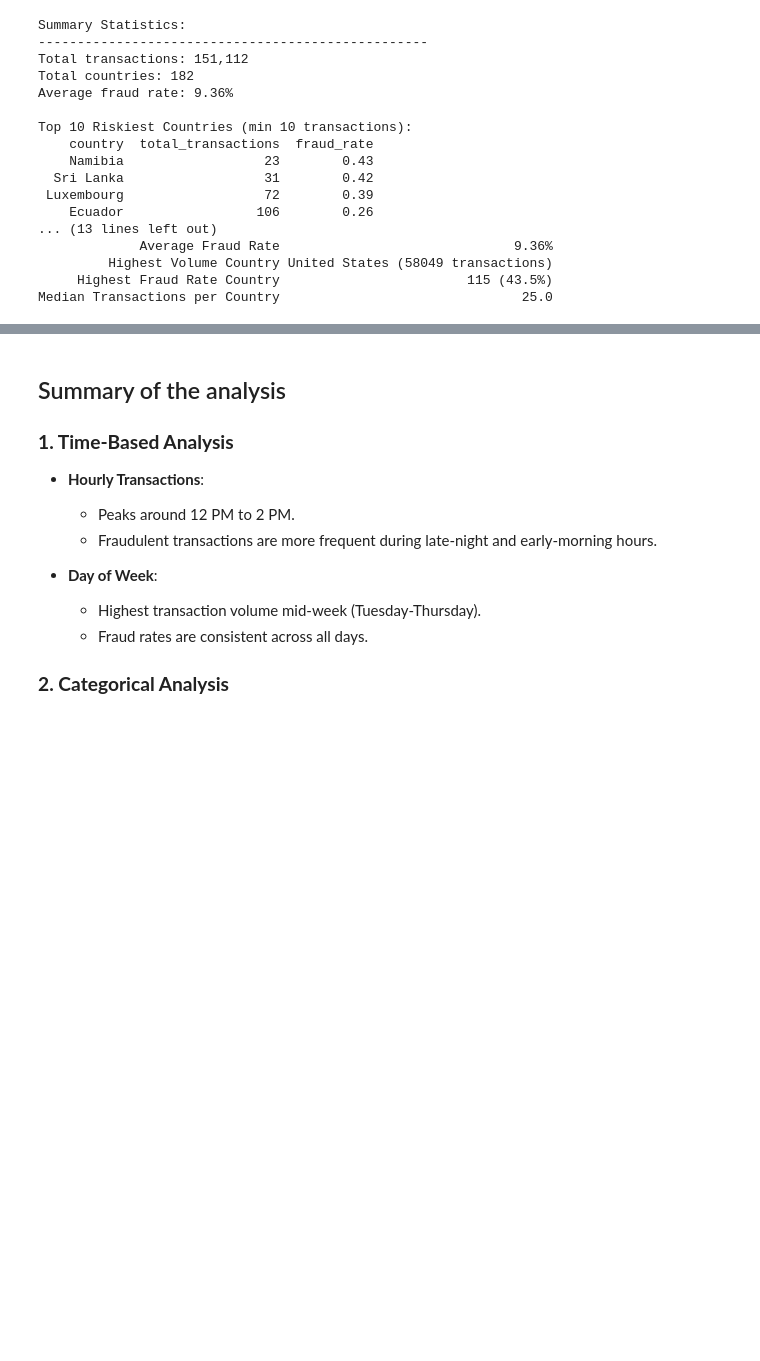
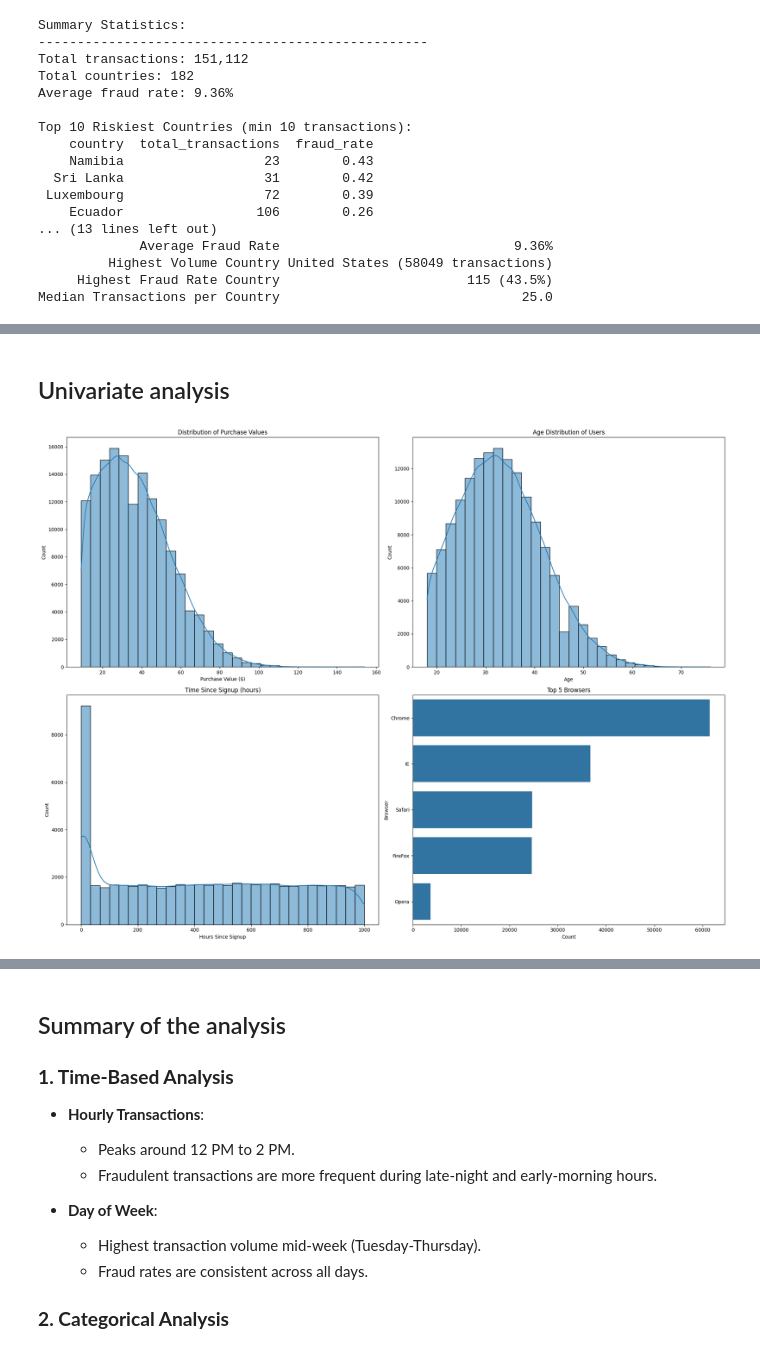
Before and after one commit to soltsega/Week-5_Fraud_Detection, a Jupyter notebook: fraud-detection/notebooks/eda-fraud-data.ipynb, the cells around one changed output, grey strips where cells are left out. Cells and saved outputs as stored; diff of their text form; code cells hidden in the pictures; blank space fills up the shorter version.

```diff
--- a/fraud-detection/notebooks/eda-fraud-data.ipynb
+++ b/fraud-detection/notebooks/eda-fraud-data.ipynb
@@ -641,0 +674,39 @@ Median Transactions per Country                               25.0
+# %% [markdown]
+## Univariate analysis
+# %%
+# Set up the figure
+plt.figure(figsize=(20, 15))
+
+# 1. Purchase Value Distribution
+plt.subplot(2, 2, 1)
+sns.histplot(data=df, x='purchase_value', bins=30, kde=True)
+plt.title('Distribution of Purchase Values')
+plt.xlabel('Purchase Value ($)')
+plt.ylabel('Count')
+
+# 2. Age Distribution
+plt.subplot(2, 2, 2)
+sns.histplot(data=df, x='age', bins=30, kde=True)
+plt.title('Age Distribution of Users')
+plt.xlabel('Age')
+plt.ylabel('Count')
+
+# 3. Time Since Signup
+plt.subplot(2, 2, 3)
+sns.histplot(data=df[df['time_since_signup'] < 1000], x='time_since_signup', bins=30, kde=True)
+plt.title('Time Since Signup (hours)')
+plt.xlabel('Hours Since Signup')
+plt.ylabel('Count')
+
+# 4. Browser Distribution
+plt.subplot(2, 2, 4)
+browser_counts = df['browser'].value_counts().head(5)
+sns.barplot(x=browser_counts.values, y=browser_counts.index)
+plt.title('Top 5 Browsers')
+plt.xlabel('Count')
+plt.ylabel('Browser')
+
+plt.tight_layout()
+plt.show()
+# %% [output]
+[figure, added]
```
Also changed, not shown: parts of 6 cells of this notebook.
